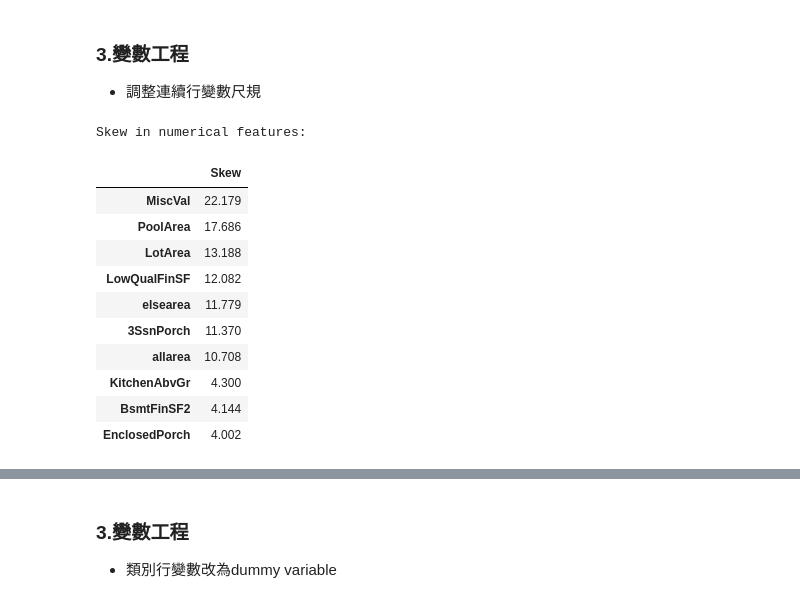
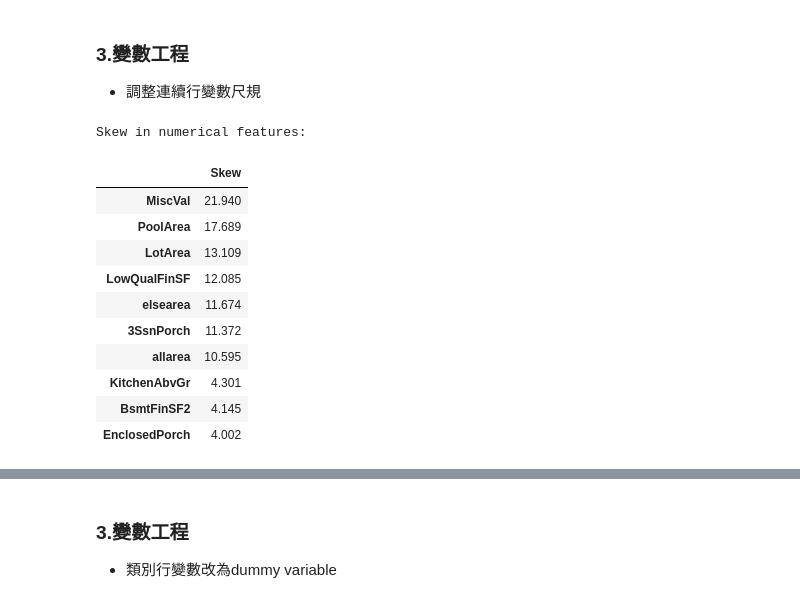
Before and after one commit to a2878323/kaggle, a Jupyter notebook: HousePrices/my_version.ipynb, the cells around one changed output, grey strips where cells are left out. Cells and saved outputs as stored; diff of their text form; code cells hidden in the pictures.

```diff
--- a/HousePrices/my_version.ipynb
+++ b/HousePrices/my_version.ipynb
@@ -378,7 +366,7 @@ plt.show()
 # %% [output]
 [figure]
 # %%
-fulldata = fulldata[fulldata.GrLivArea < 4500]
+fulldata = fulldata[((fulldata.GrLivArea < 4500) & (fulldata.flag=="train"))| ((fulldata.flag=="test"))]
 plt.scatter(fulldata.GrLivArea, fulldata.SalePrice)
 # %% [output]
 <matplotlib.collections.PathCollection at 0x...>
@@ -453,28 +441,29 @@ fulldata['SalePrice'] = np.log(fulldata['SalePrice'])
 # %%
 
 #重新取出類別行變數與連續行變數
 category_var = fulldata.select_dtypes(['object']).columns
 conti_var = fulldata.select_dtypes(exclude=['object']).columns
 conti_var = [col for col in conti_var if col != 'SalePrice']
+conti_var = [col for col in conti_var if col != 'Id']
 conti_var
 
 # Check the skew of all numerical features
 skewed_feats = fulldata[conti_var].apply(lambda x: skew(x.dropna())).sort_values(ascending=False)
 print("\nSkew in numerical features: \n")
 skewness = pd.DataFrame({'Skew' :skewed_feats})
 skewness.head(10)
 # %% [output]
 Skew in numerical features:
 |  | Skew |
-| MiscVal | 22.179 |
-| PoolArea | 17.686 |
-| LotArea | 13.188 |
-| LowQualFinSF | 12.082 |
-| elsearea | 11.779 |
-| 3SsnPorch | 11.370 |
-| allarea | 10.708 |
-| KitchenAbvGr | 4.300 |
-| BsmtFinSF2 | 4.144 |
+| MiscVal | 21.940 |
+| PoolArea | 17.689 |
+| LotArea | 13.109 |
+| LowQualFinSF | 12.085 |
+| elsearea | 11.674 |
+| 3SsnPorch | 11.372 |
+| allarea | 10.595 |
+| KitchenAbvGr | 4.301 |
+| BsmtFinSF2 | 4.145 |
 | EnclosedPorch | 4.002 |
 # %%
 skewness = skewness[abs(skewness) > 0.5]
```
Also changed, not shown: parts of 41 cells of this notebook.
